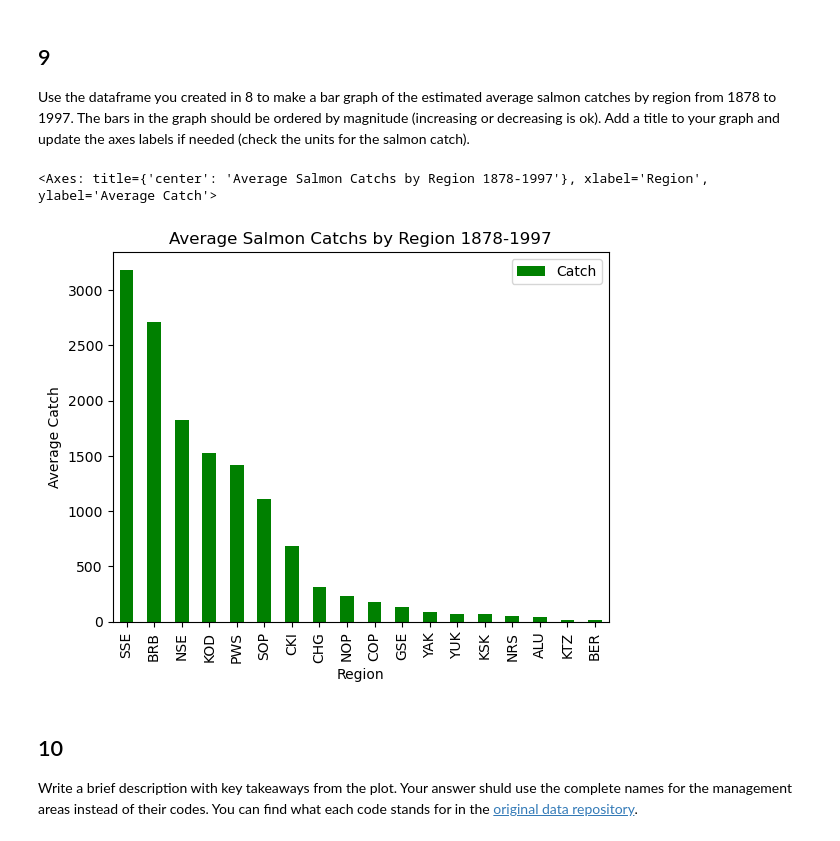
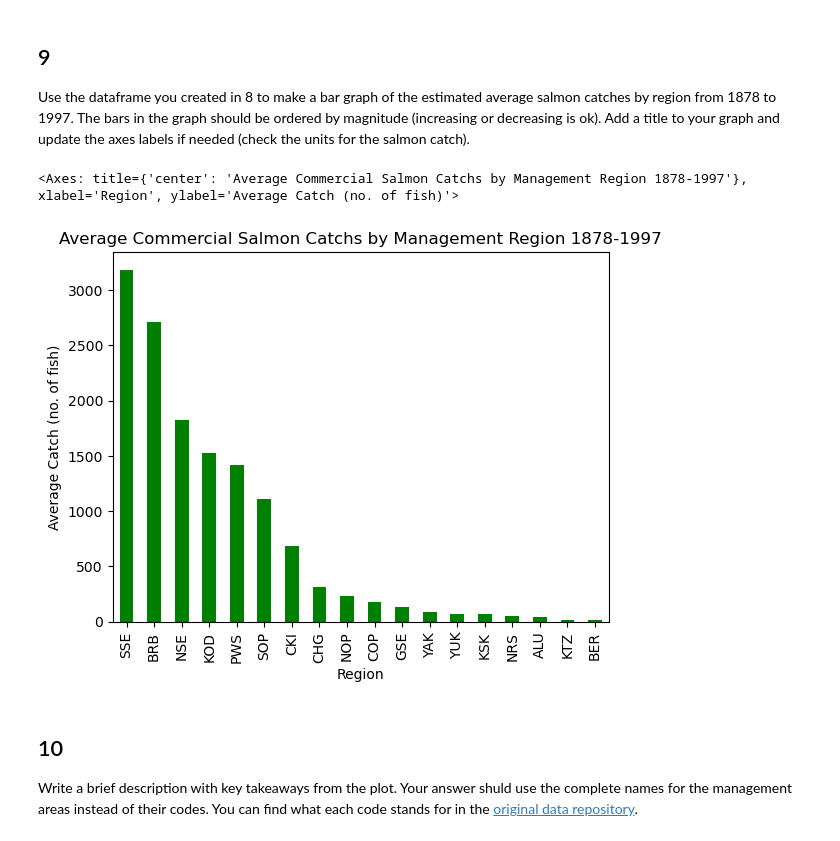
Before and after one commit to ht-oliver/eds220-hwk2, a Jupyter notebook: task2/hwk2-task2-salmon.ipynb, the cells around one changed output. Drawn from its saved outputs; the diff is of its cells as text; code cells hidden in the pictures.

Commit message:
Add units to question 9 figure, and removed legend

```diff
--- a/task2/hwk2-task2-salmon.ipynb
+++ b/task2/hwk2-task2-salmon.ipynb
@@ -326,14 +326,15 @@ Use the dataframe you created in 8 to make a bar graph of the estimated average
 # %%
 # Create barplot of avg_region dataframe
 avg_region.plot(kind = 'bar',
                 y = 'Catch',
                 title = 'Average Commercial Salmon Catchs by Management Region 1878-1997',
                 xlabel = 'Region',
-                ylabel = 'Average Catch',
-                color = 'green')
+                ylabel = 'Average Catch (no. of fish)',
+                color = 'green',
+                legend = False) # Remove legend
 # %% [output]
-<Axes: title={'center': 'Average Salmon Catchs by Region 1878-1997'}, xlabel='Region', ylabel='Average Catch'>
+<Axes: title={'center': 'Average Commercial Salmon Catchs by Management Region 1878-1997'}, xlabel='Region', ylabel='Average Catch (no. of fish)'>
-[figure, old version]
+[figure, new version]
 # %% [markdown]
 <!-- END QUESTION -->
 
```
